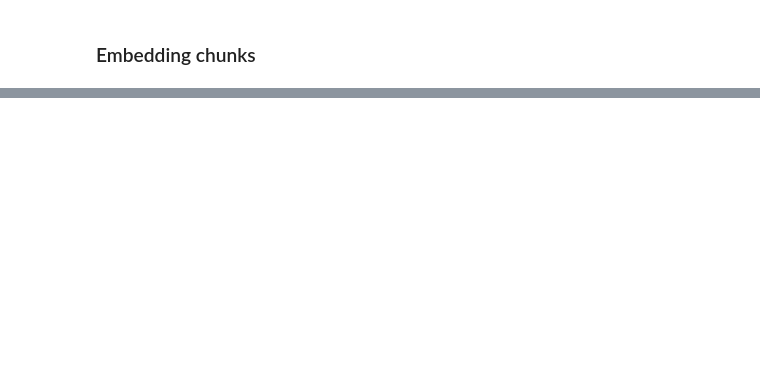
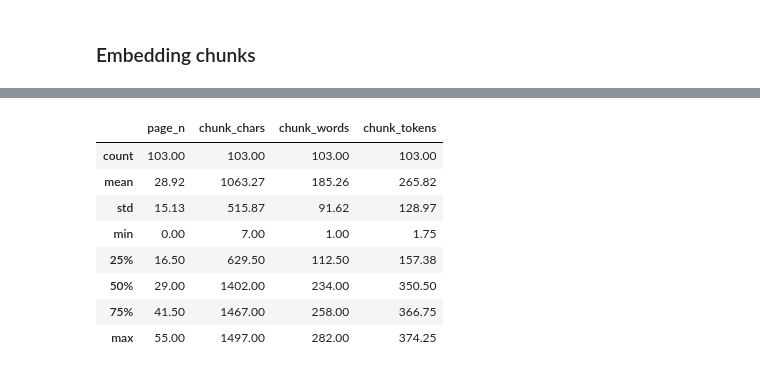
Before and after one commit to divakaivan/lloyds-rag-from-scratch, a Jupyter notebook: preprocess_pdf.ipynb, the cells around one changed output, grey strips where cells are left out. Cells and saved outputs as stored; diff of their text form; code cells hidden in the pictures; blank space fills up the shorter version.

```diff
--- a/preprocess_pdf.ipynb
+++ b/preprocess_pdf.ipynb
@@ -119,4 +63,0 @@ split_list(test_list)
-# %%
-for item in pages_n_texts:
-    item['sentence_chunks'] = split_list(item['sentences'])
-    item['n_chunks'] = len(item['sentence_chunks'])
@@ -156,22 +64,26 @@ df.describe().round(2)
 # %%
-pages_n_chunks = []
+text_splitter = RecursiveCharacterTextSplitter(chunk_size=1500, chunk_overlap=0)
+
+pages_n_chunks_new = []
 
 for item in pages_n_texts:
-    for sentence_chunk in item['sentence_chunks']:
+    item['sentence_chunks'] = text_splitter.split_text(item['text'])
+    for chunk in item['sentence_chunks']:
         chunk_dict = {}
         chunk_dict['page_n'] = item['page_n']
-
-        # join chunks into a paragraph-like structure
-        joined_sentence_chunk = ''.join(sentence_chunk).replace('  ', ' ').strip()
+        # print('\nNEW CHUNK: ', chunk)
+        joined_sentence_chunk = ''.join(chunk).replace('  ', ' ').strip()
         joined_sentence_chunk = re.sub(r'\.([A-Z])', r'. \1', joined_sentence_chunk)
+        joined_sentence_chunk = re.sub(r'\d+(\.\d+)+', '', joined_sentence_chunk)
+        # print('\nMODIFIED CHUNK: ', joined_sentence_chunk)
         chunk_dict['sentence_chunk'] = joined_sentence_chunk
 
-        # add metadata
+        # # add metadata
         chunk_dict['chunk_chars'] = len(joined_sentence_chunk)
         chunk_dict['chunk_words'] = len([word for word in joined_sentence_chunk.split(' ')])
         chunk_dict['chunk_tokens'] = len(joined_sentence_chunk) / 4
 
-        pages_n_chunks.append(chunk_dict)
+        pages_n_chunks_new.append(chunk_dict)
 
-len(pages_n_chunks)
+len(pages_n_chunks_new)
 # %% [output]
@@ -211,6 +113,6 @@ df.head()
 # %%
-emb_model = SentenceTransformer('all-mpnet-base-v2').to(device)
-#mixedbread-ai/mxbai-embed-large-v1
-text_chunks = [item['sentence_chunk'] for item in pages_n_chunks]
+emb_model = SentenceTransformer('mixedbread-ai/mxbai-embed-large-v1').to(device)
+#mixedbread-ai/mxbai-embed-large-v1 all-mpnet-base-v2
+text_chunks = [item['sentence_chunk'] for item in pages_n_chunks_new]
 len(text_chunks)
 # %% [output]
@@ -230,6 +132,6 @@ text_chunk_embs.shape, text_chunk_embs
         device='mps:0'))
 # %%
-emb_chunks_df = pd.DataFrame(pages_n_chunks)
+emb_chunks_df = pd.DataFrame(pages_n_chunks_new)
 embs_only_df = pd.DataFrame(text_chunk_embs.to('cpu'))
 emb_chunks_df['embedding'] = embs_only_df.values.tolist()
 emb_df_save_path = 'emb_chunks_df.csv'
@@ -251,0 +154,12 @@ Name: embedding, Length: 80, dtype: object
+# %%
+emb_chunks_df.describe().round(2)
+# %% [output]
+|  | page_n | chunk_chars | chunk_words | chunk_tokens |
+| count | 103.00 | 103.00 | 103.00 | 103.00 |
+| mean | 28.92 | 1063.27 | 185.26 | 265.82 |
+| std | 15.13 | 515.87 | 91.62 | 128.97 |
+| min | 0.00 | 7.00 | 1.00 | 1.75 |
+| 25% | 16.50 | 629.50 | 112.50 | 157.38 |
+| 50% | 29.00 | 1402.00 | 234.00 | 350.50 |
+| 75% | 41.50 | 1467.00 | 258.00 | 366.75 |
+| max | 55.00 | 1497.00 | 282.00 | 374.25 |
```
Also changed, not shown: parts of 18 cells of this notebook.
